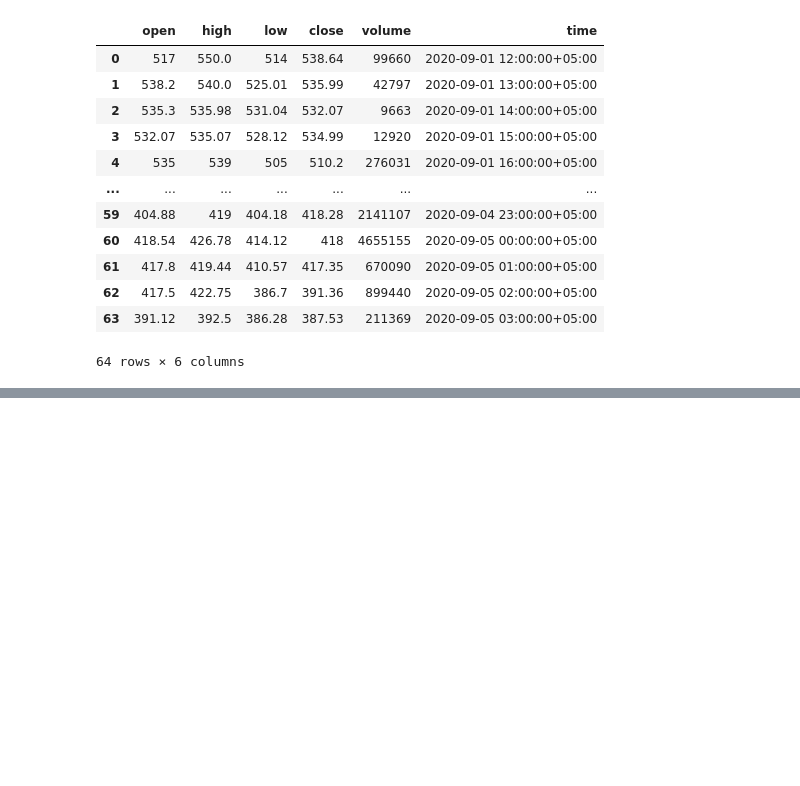
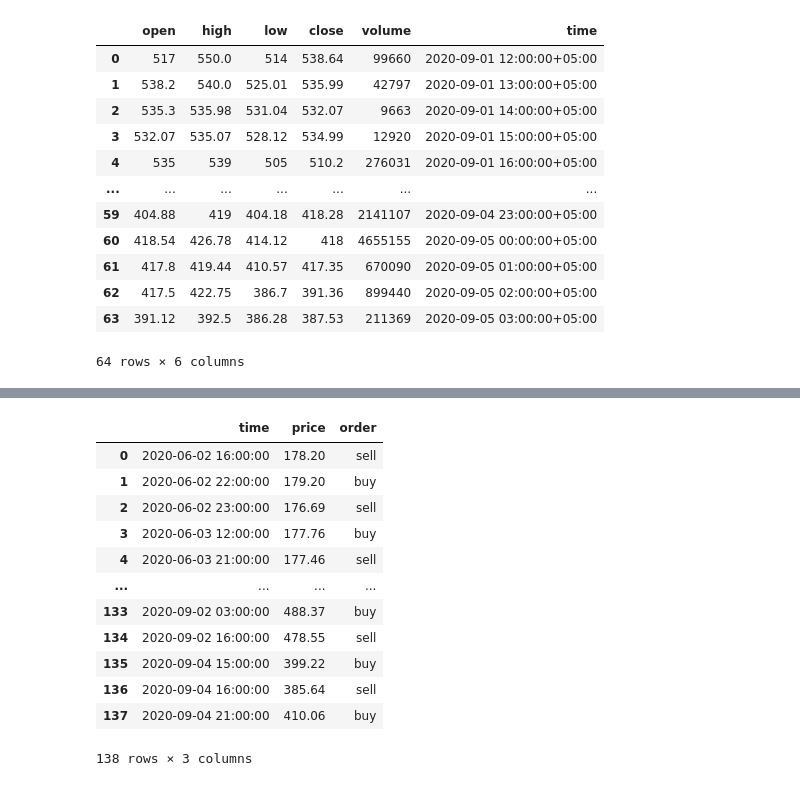
Before and after one commit to ruthus18/trading-tools, a Jupyter notebook: backtest.ipynb, the cells around one changed output, grey strips where cells are left out. Cells and saved outputs as stored; diff of their text form; code cells hidden in the pictures; blank space fills up the shorter version.

```diff
--- a/backtest.ipynb
+++ b/backtest.ipynb
@@ -30 +27,10 @@ trader = MAIntersectionTrader()
+# %%
+from app.backtesting import Backtester
+from app.trading import MAIntersectionTrader
+from app import models
+
+qs = models.Candle.select().where(models.Candle.instrument_id == 1, models.Candle.time >= dt.datetime(2020, 6, 1))
+
+backtester = Backtester.from_db(qs)
+trader = MAIntersectionTrader()
 # %%
@@ -41,0 +60,17 @@ dtype: int64
+# %%
+trades = candles_df.merge(trade_history.rename('order'), left_on='time', right_index=True)[:-1].reset_index(drop=True)
+trades
+# %% [output]
+|  | time | price | order |
+| 0 | 2020-06-02 16:00:00 | 178.20 | sell |
+| 1 | 2020-06-02 22:00:00 | 179.20 | buy |
+| 2 | 2020-06-02 23:00:00 | 176.69 | sell |
+| 3 | 2020-06-03 12:00:00 | 177.76 | buy |
+| 4 | 2020-06-03 21:00:00 | 177.46 | sell |
+| ... | ... | ... | ... |
+| 133 | 2020-09-02 03:00:00 | 488.37 | buy |
+| 134 | 2020-09-02 16:00:00 | 478.55 | sell |
+| 135 | 2020-09-04 15:00:00 | 399.22 | buy |
+| 136 | 2020-09-04 16:00:00 | 385.64 | sell |
+| 137 | 2020-09-04 21:00:00 | 410.06 | buy |
+138 rows × 3 columns
```
Also changed, not shown: parts of 11 cells of this notebook.
